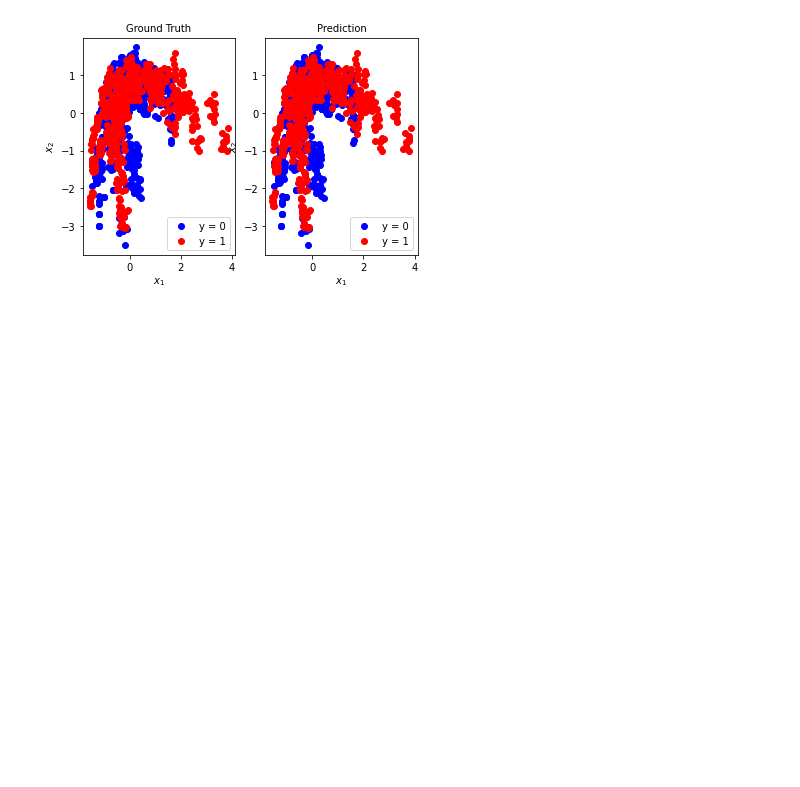
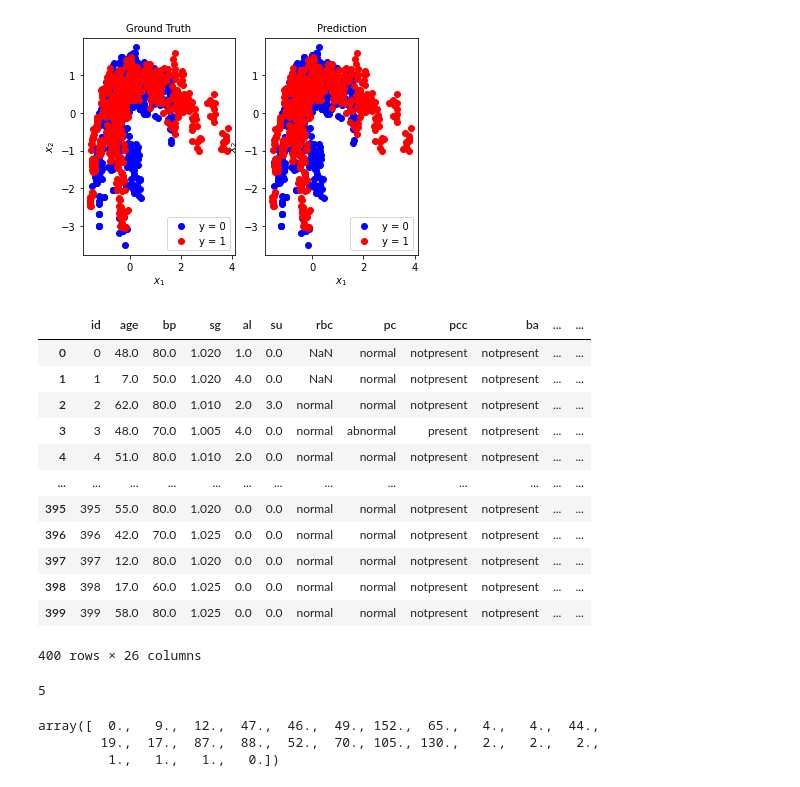
Before and after one commit to sellaziz/projet-ml-imta, a Jupyter notebook: binary-classification/BinaryClassificationProject.ipynb, the cells around one changed output. Saved outputs shown, nothing was run; the diff lists cells and outputs as text; code cells hidden in the pictures; blank space fills up the shorter version.

Commit message:
add svm for kidney disease (with some errors to fix)

```diff
--- a/binary-classification/BinaryClassificationProject.ipynb
+++ b/binary-classification/BinaryClassificationProject.ipynb
@@ -495,3 +532,41 @@ ax2.set_title('Prediction', size=10)
 Text(0.5, 1.0, 'Prediction')
 [figure]
 [figure]
+# %%
+data_disease = pd.read_csv('./data/kidney_disease.csv', sep=",", header=0)
+#data_disease.columns = ["id","age","bp","sg","al","su","rbc","pc","pcc","ba","bgr","bu","sc","sod","pot","hemo","pvc","wc","rc","htn","dm","cad","appet","pe","ane","classification"]
+data_disease
+# %% [output]
+|  | id | age | bp | sg | al | su | rbc | pc | pcc | ba | ... | ... |
+| 0 | 0 | 48.0 | 80.0 | 1.020 | 1.0 | 0.0 | NaN | normal | notpresent | notpresent | ... | ... |
+| 1 | 1 | 7.0 | 50.0 | 1.020 | 4.0 | 0.0 | NaN | normal | notpresent | notpresent | ... | ... |
+| 2 | 2 | 62.0 | 80.0 | 1.010 | 2.0 | 3.0 | normal | normal | notpresent | notpresent | ... | ... |
+| 3 | 3 | 48.0 | 70.0 | 1.005 | 4.0 | 0.0 | normal | abnormal | present | notpresent | ... | ... |
+| 4 | 4 | 51.0 | 80.0 | 1.010 | 2.0 | 0.0 | normal | normal | notpresent | notpresent | ... | ... |
+| ... | ... | ... | ... | ... | ... | ... | ... | ... | ... | ... | ... | ... |
+| 395 | 395 | 55.0 | 80.0 | 1.020 | 0.0 | 0.0 | normal | normal | notpresent | notpresent | ... | ... |
+| 396 | 396 | 42.0 | 70.0 | 1.025 | 0.0 | 0.0 | normal | normal | notpresent | notpresent | ... | ... |
+| 397 | 397 | 12.0 | 80.0 | 1.020 | 0.0 | 0.0 | normal | normal | notpresent | notpresent | ... | ... |
+| 398 | 398 | 17.0 | 60.0 | 1.025 | 0.0 | 0.0 | normal | normal | notpresent | notpresent | ... | ... |
+| 399 | 399 | 58.0 | 80.0 | 1.025 | 0.0 | 0.0 | normal | normal | notpresent | notpresent | ... | ... |
+400 rows × 26 columns
+# %%
+np.shape(data)[1]
+# %% [output]
+5
+# %%
+def count_NaN(data):
+    no_NaN_data = data.notna()
+    countNaN = np.zeros((np.shape(data)[1]))
+    for k in range(np.shape(data)[1]):
+        for i in range (np.shape(data)[0]):
+            if no_NaN_data.iloc[i,k] == False:
+                countNaN[k] +=1
+    return countNaN
+
+ilo = count_NaN(data_disease)
+ilo
+# %% [output]
+array([  0.,   9.,  12.,  47.,  46.,  49., 152.,  65.,   4.,   4.,  44.,
+        19.,  17.,  87.,  88.,  52.,  70., 105., 130.,   2.,   2.,   2.,
+         1.,   1.,   1.,   0.])
```
Also changed, not shown: parts of 25 cells of this notebook.
